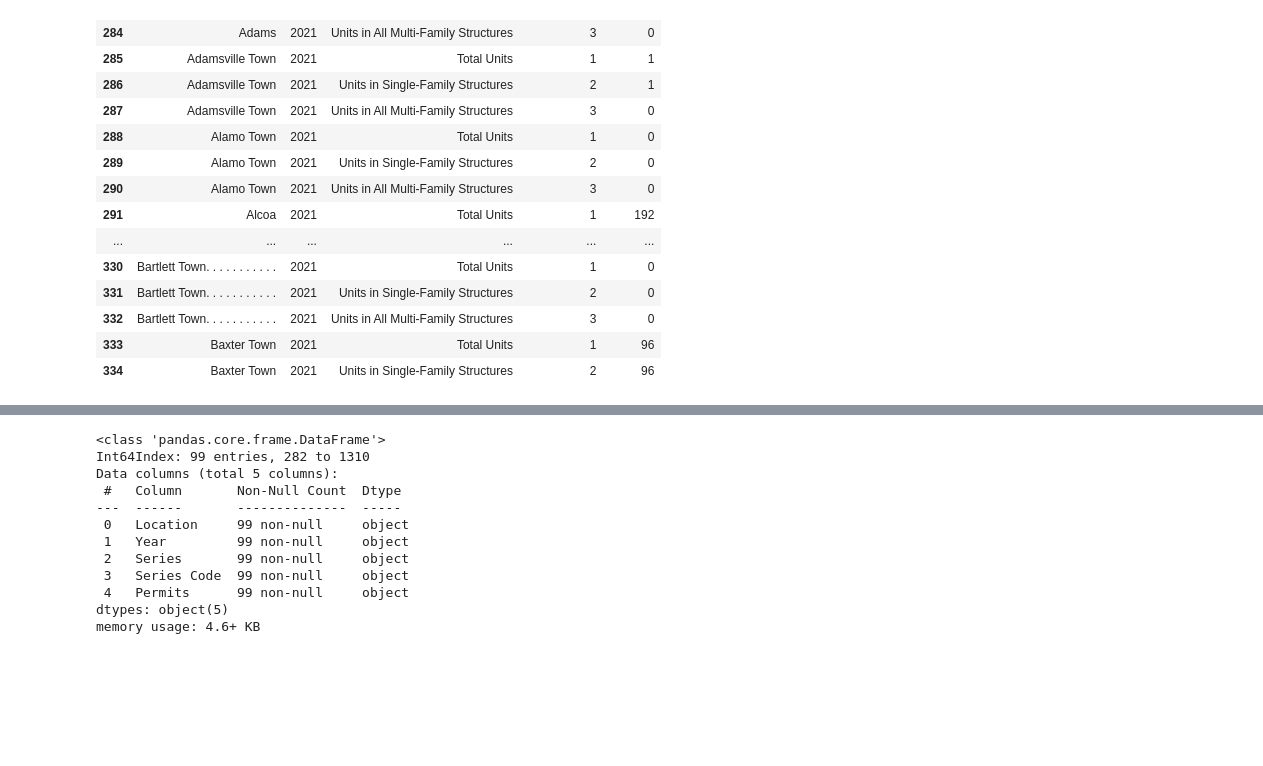
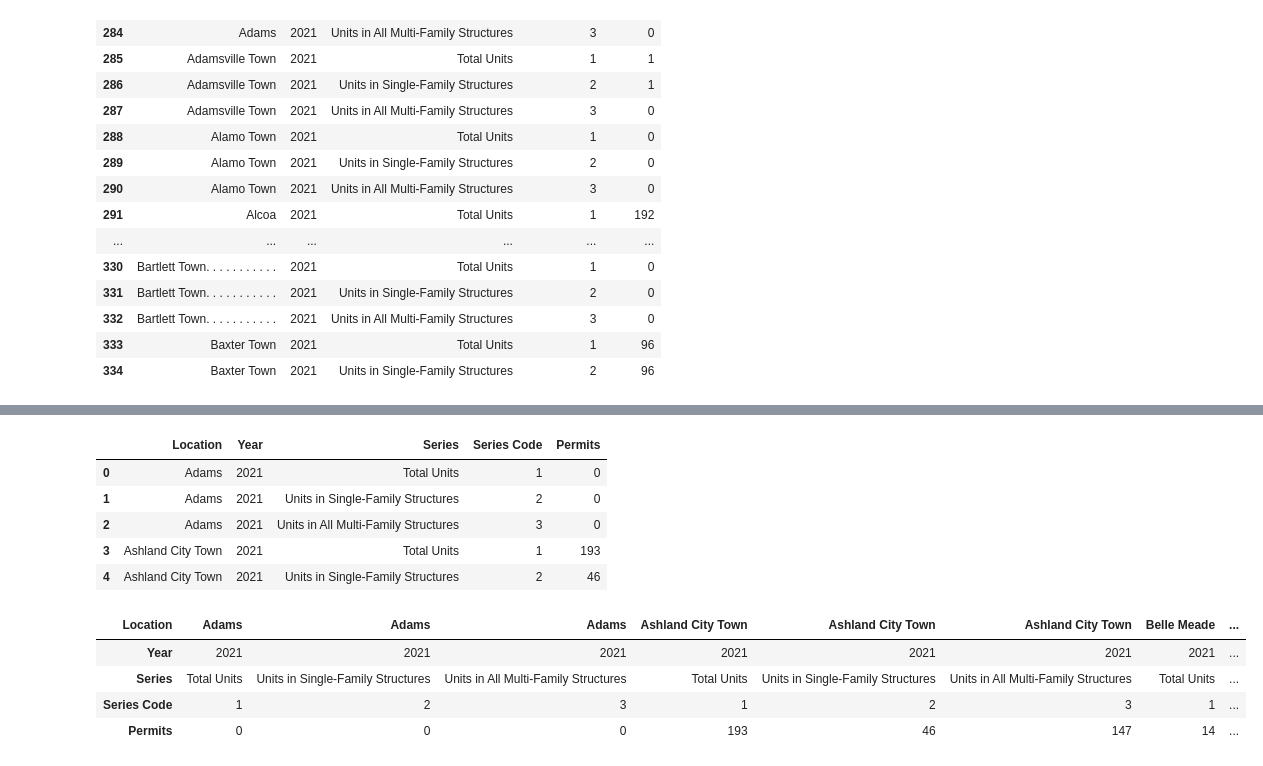
Before and after one commit to Greater-Nashville-Regional-Council/Parent-Data-Gathering, a Jupyter notebook: notebooks/2. Data Download Formatting/HUD Residential Building Permits.ipynb, the cells around one changed output, grey strips where cells are left out. Cells and saved outputs as stored; diff of their text form; code cells hidden in the pictures; blank space fills up the shorter version.

```diff
--- a/notebooks/2. Data Download Formatting/HUD Residential Building Permits.ipynb
+++ b/notebooks/2. Data Download Formatting/HUD Residential Building Permits.ipynb
@@ -260,2 +300,2 @@ places = ["Adams", "Ashland City Town", "Belle Meade", "Berry Hill", "Brentwood"
 # %%
-test = place.loc[place['Location'].isin(places)]
+place = place.loc[place['Location'].isin(places)].reset_index(drop = True)
@@ -282,15 +302,19 @@ test.head(100)
 # %%
-test.info()
+place.head()
 # %% [output]
-<class 'pandas.core.frame.DataFrame'>
-Int64Index: 99 entries, 282 to 1310
-Data columns (total 5 columns):
- #   Column       Non-Null Count  Dtype
----  ------       --------------  -----
- 0   Location     99 non-null     object
- 1   Year         99 non-null     object
- 2   Series       99 non-null     object
- 3   Series Code  99 non-null     object
- 4   Permits      99 non-null     object
-dtypes: object(5)
-memory usage: 4.6+ KB
+|  | Location | Year | Series | Series Code | Permits |
+| 0 | Adams | 2021 | Total Units | 1 | 0 |
+| 1 | Adams | 2021 | Units in Single-Family Structures | 2 | 0 |
+| 2 | Adams | 2021 | Units in All Multi-Family Structures | 3 | 0 |
+| 3 | Ashland City Town | 2021 | Total Units | 1 | 193 |
+| 4 | Ashland City Town | 2021 | Units in Single-Family Structures | 2 | 46 |
+# %%
+transp = place.set_index('Location').transpose()
+# %%
+transp.head()
+# %% [output]
+| Location | Adams | Adams | Adams | Ashland City Town | Ashland City Town | Ashland City Town | Belle Meade | ... |
+| Year | 2021 | 2021 | 2021 | 2021 | 2021 | 2021 | 2021 | ... |
+| Series | Total Units | Units in Single-Family Structures | Units in All Multi-Family Structures | Total Units | Units in Single-Family Structures | Units in All Multi-Family Structures | Total Units | ... |
+| Series Code | 1 | 2 | 3 | 1 | 2 | 3 | 1 | ... |
+| Permits | 0 | 0 | 0 | 193 | 46 | 147 | 14 | ... |
```
Also changed, not shown: parts of 12 cells of this notebook, 4 other files.
